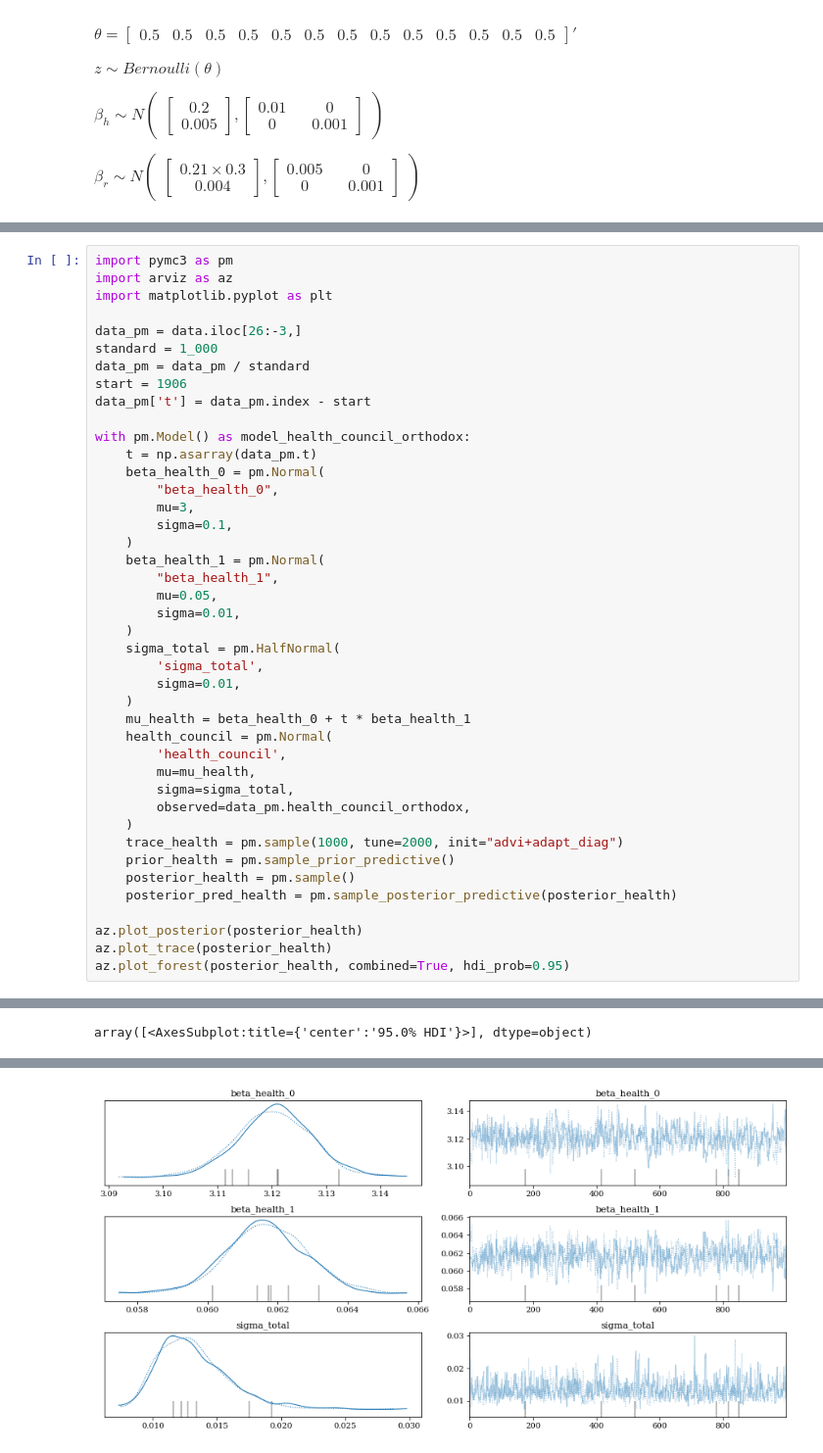
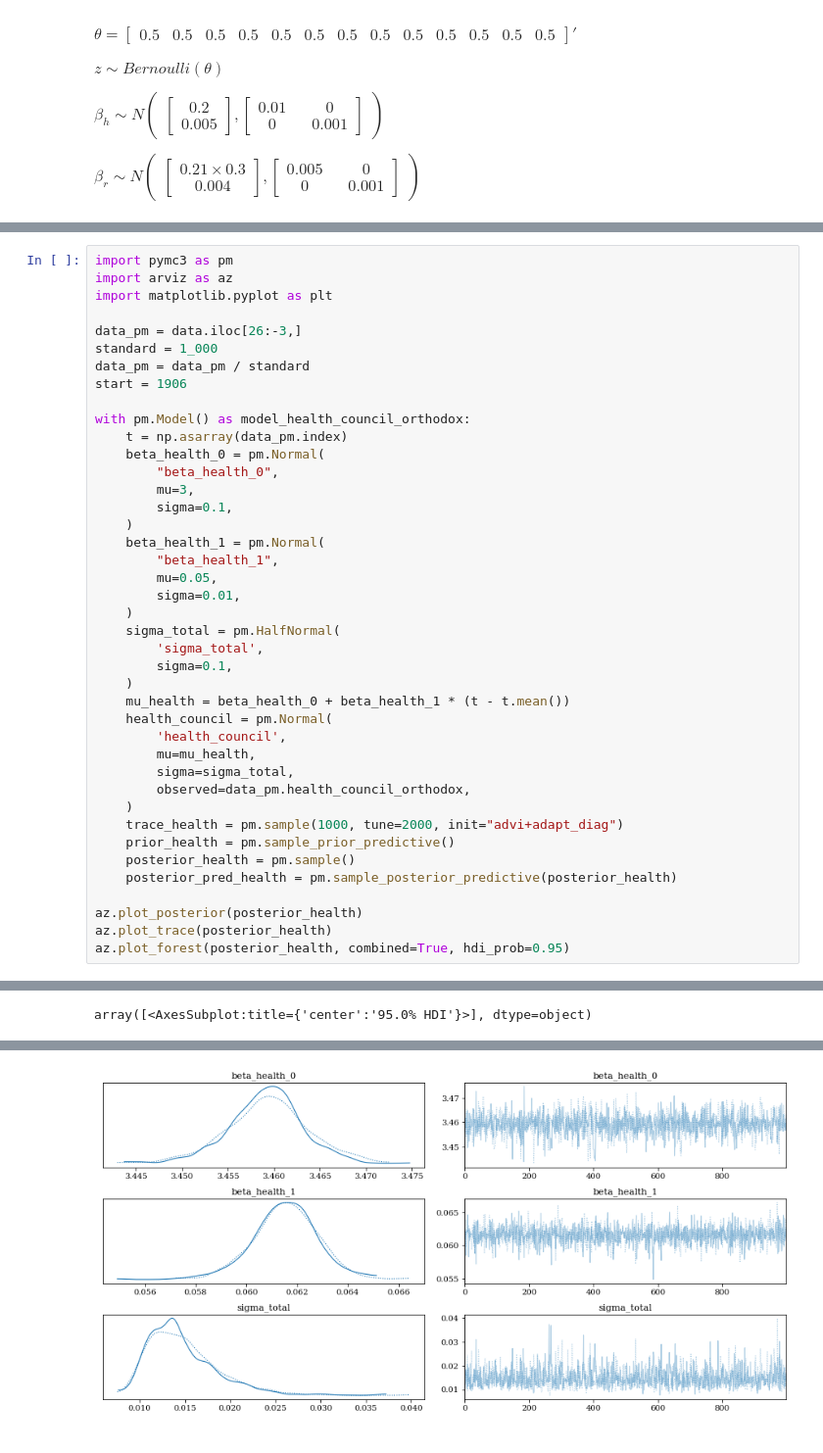
Before and after one commit to AnttiHaerkoenen/vyborg_orthodox, a Jupyter notebook: notebooks/missing_orthodox.ipynb, the cells around one changed output, grey strips where cells are left out. Shown: that part at 98% size. Cells and saved outputs as stored; diff of their text form.

```diff
--- a/notebooks/missing_orthodox.ipynb
+++ b/notebooks/missing_orthodox.ipynb
@@ -221,10 +198,9 @@ data_pm = data.iloc[26:-3,]
 standard = 1_000
 data_pm = data_pm / standard
 start = 1906
-data_pm['t'] = data_pm.index - start
 
 with pm.Model() as model_health_council_orthodox:
-    t = np.asarray(data_pm.t)
+    t = np.asarray(data_pm.index)
     beta_health_0 = pm.Normal(
         "beta_health_0",
         mu=3,
@@ -237,9 +213,9 @@ with pm.Model() as model_health_council_orthodox:
     )
     sigma_total = pm.HalfNormal(
         'sigma_total',
-        sigma=0.01,
+        sigma=0.1,
     )
-    mu_health = beta_health_0 + t * beta_health_1
+    mu_health = beta_health_0 + beta_health_1 * (t - t.mean())
     health_council = pm.Normal(
         'health_council',
         mu=mu_health,
@@ -277 +252 @@ array([<AxesSubplot:title={'center':'95.0% HDI'}>], dtype=object)
-[figure, old version]
+[figure, new version]
```
Also changed, not shown: parts of 5 cells of this notebook.
